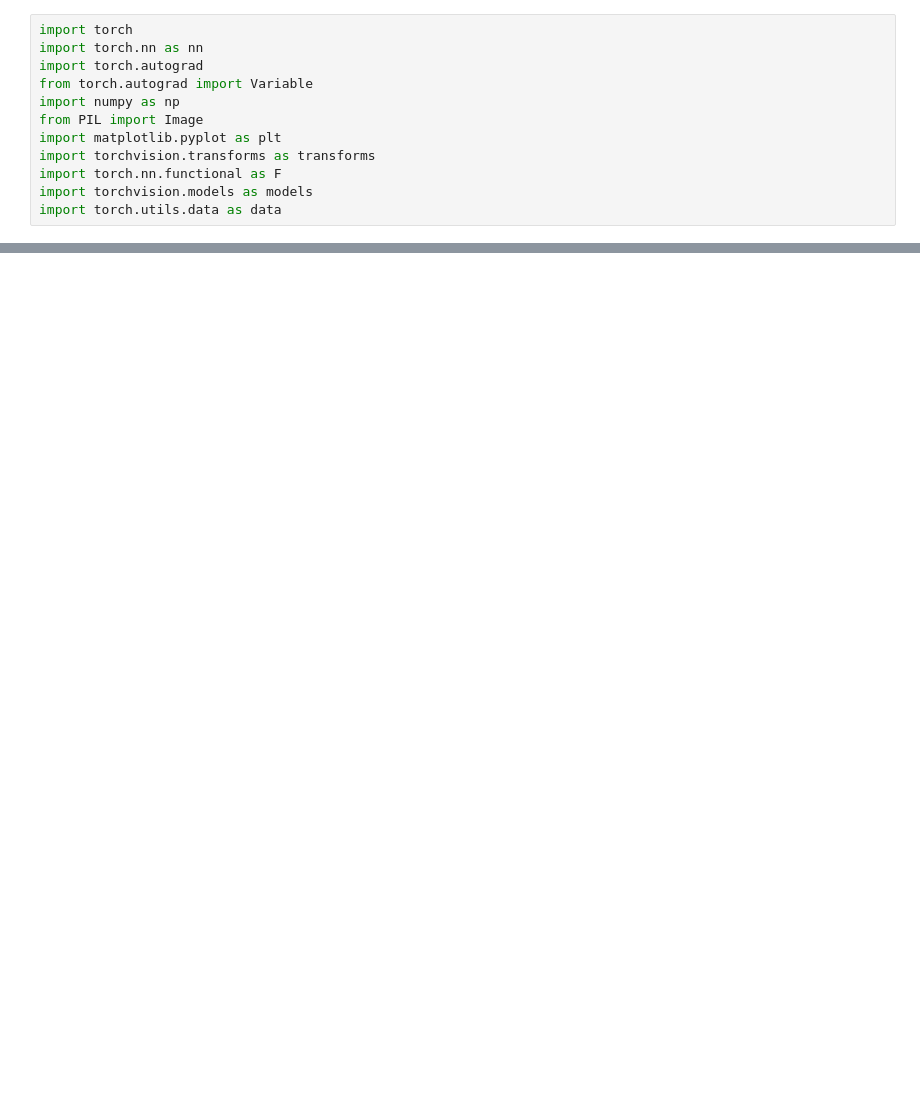
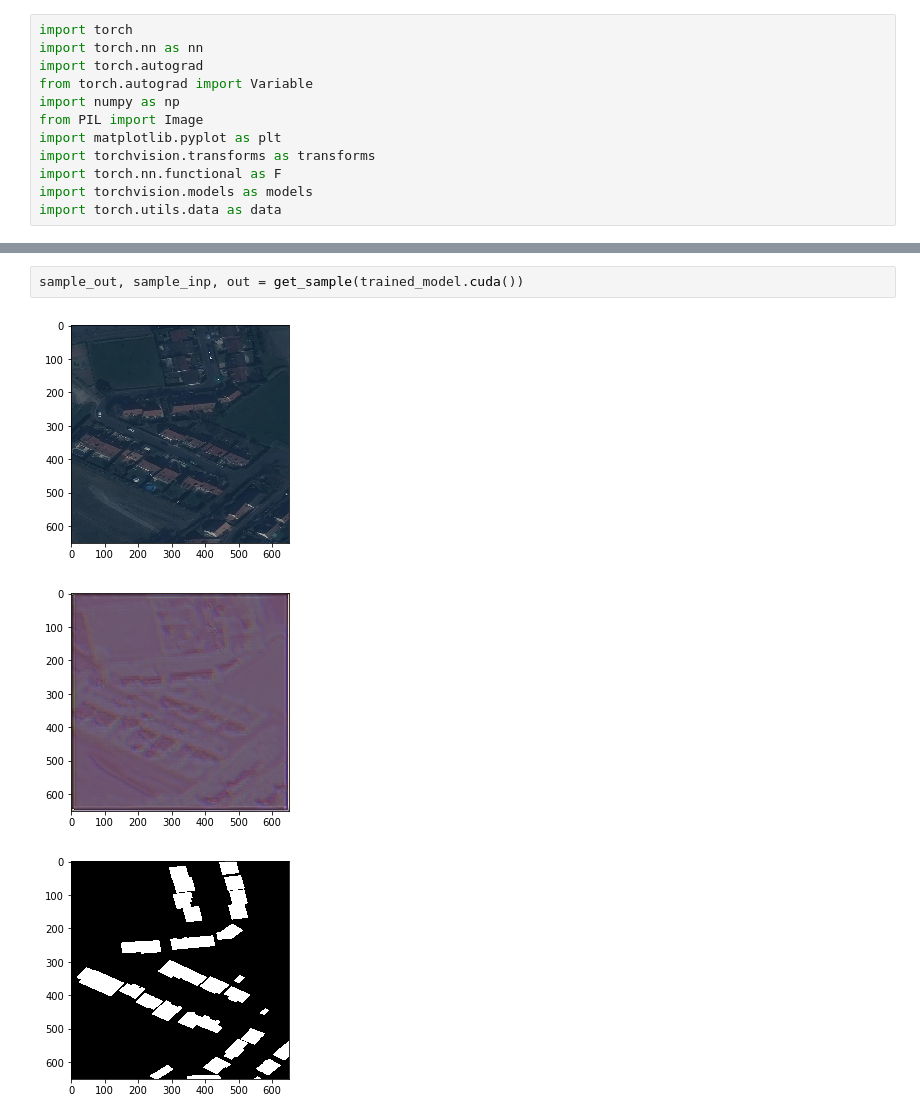
Before and after one commit to Shrirag/spacenet-detection, a Jupyter notebook: stanfordmodel.ipynb, the cells around one changed output, grey strips where cells are left out. Saved outputs shown, nothing was run; the diff lists cells and outputs as text; blank space fills up the shorter version.

```diff
--- a/stanfordmodel.ipynb
+++ b/stanfordmodel.ipynb
@@ -328,0 +295,6 @@ Sequential (
+# %%
+sample_out, sample_inp, out = get_sample(trained_model.cuda())
+# %% [output]
+[figure, added]
+[figure, added]
+[figure, added]
```
Also changed, not shown: parts of 14 cells of this notebook.
